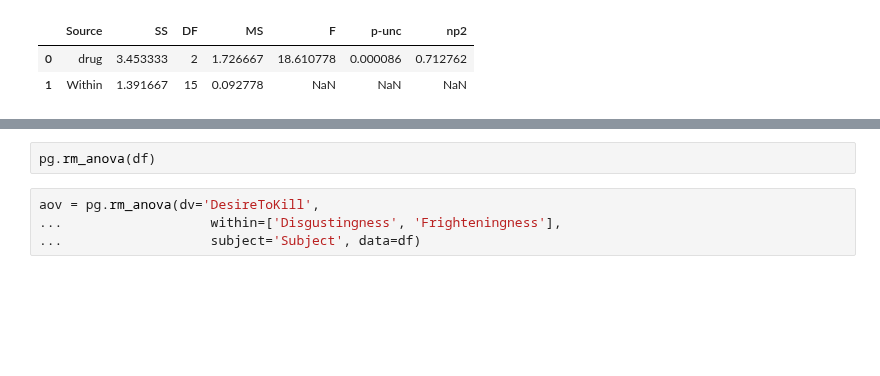
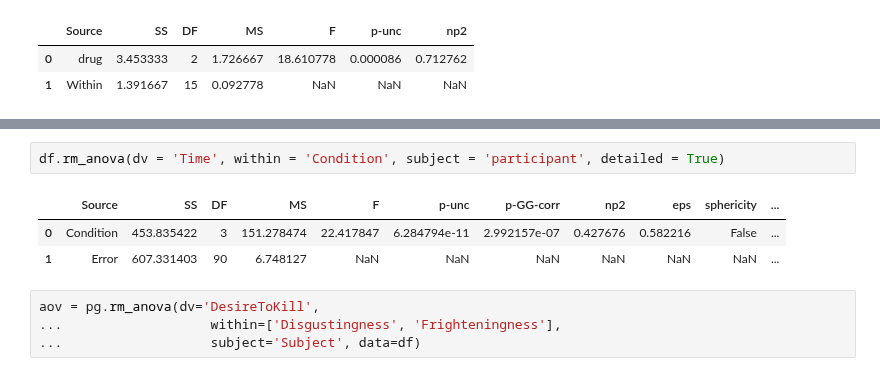
Before and after one commit to ethanweed/ExPsyLing, a Jupyter notebook: 2021/Notebooks/ANOVA_notebook1.ipynb, the cells around one changed output, grey strips where cells are left out. Saved outputs shown, nothing was run; the diff lists cells and outputs as text; blank space fills up the shorter version.

```diff
--- a/2021/Notebooks/ANOVA_notebook1.ipynb
+++ b/2021/Notebooks/ANOVA_notebook1.ipynb
@@ -79,5 +164,9 @@ df.head()
 # %%
-pg.rm_anova(df)
+df.rm_anova(dv = 'Time', within = 'Condition', subject = 'participant', detailed = True)
+# %% [output]
+|  | Source | SS | DF | MS | F | p-unc | p-GG-corr | np2 | eps | sphericity | ... |
+| 0 | Condition | 453.835422 | 3 | 151.278474 | 22.417847 | 6.284794e-11 | 2.992157e-07 | 0.427676 | 0.582216 | False | ... |
+| 1 | Error | 607.331403 | 90 | 6.748127 | NaN | NaN | NaN | NaN | NaN | NaN | ... |
 # %%
 aov = pg.rm_anova(dv='DesireToKill',
 ...                   within=['Disgustingness', 'Frighteningness'],
```
Also changed, not shown: parts of 28 cells of this notebook, 2 other files.
